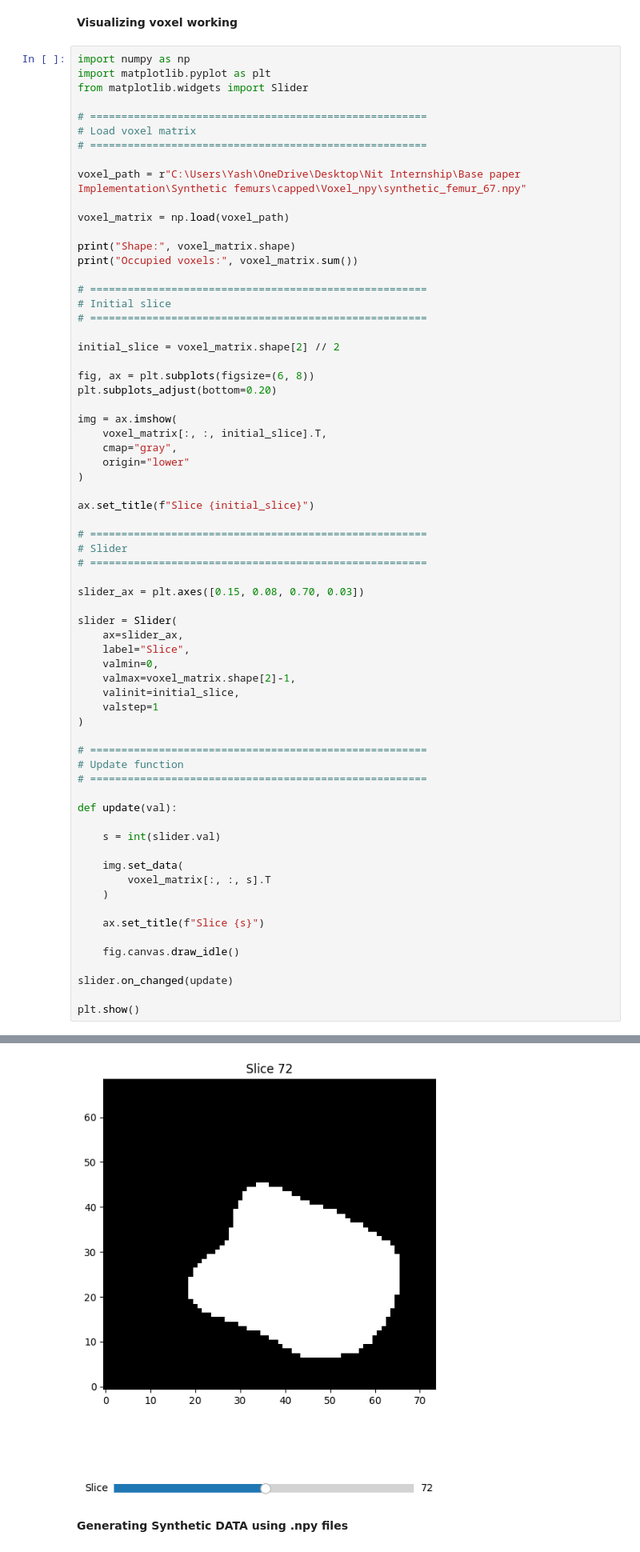
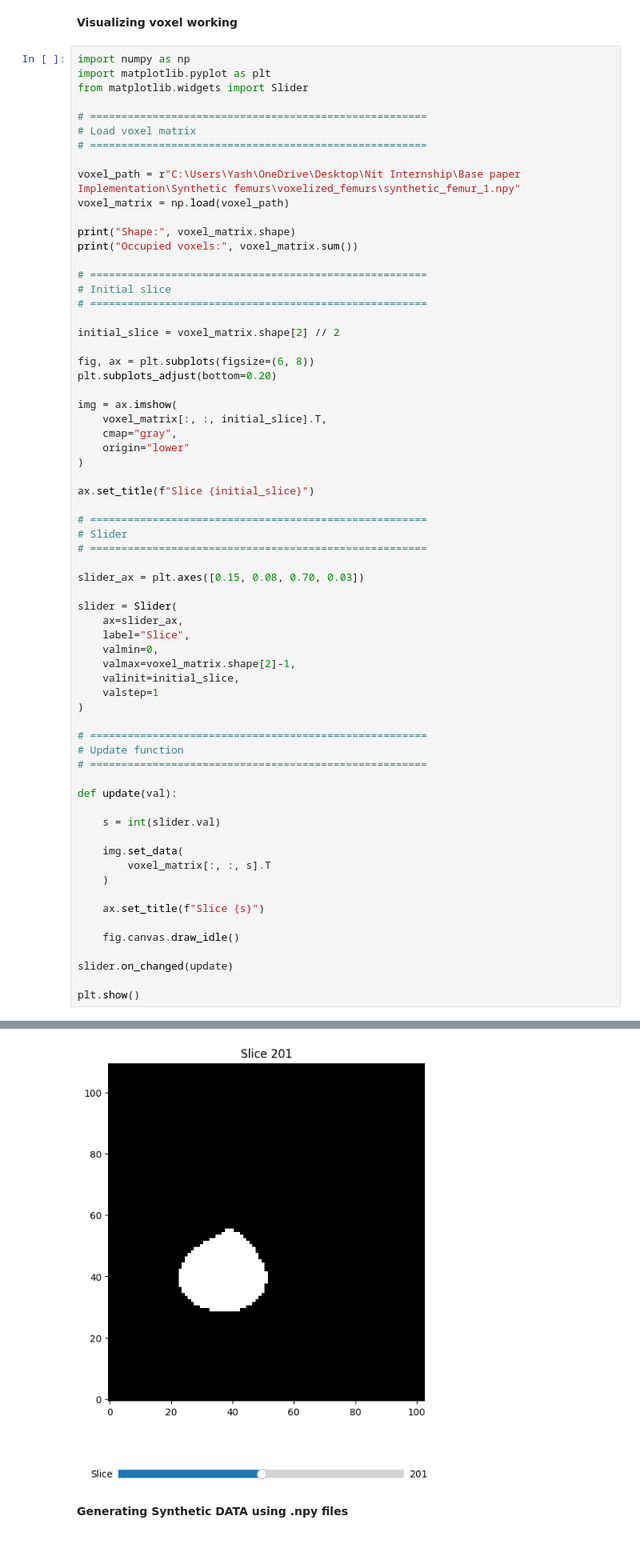
Before and after one commit to Yashlol/2D-3D-Reconstruction-of-a-Femur-by-Single-X-Ray-Image, a Jupyter notebook: DRR Generation.ipynb, the cells around one changed output, grey strips where cells are left out. Shown at 80% size. Saved outputs shown, nothing was run; the diff lists cells and outputs as text.

```diff
--- a/DRR Generation.ipynb
+++ b/DRR Generation.ipynb
@@ -917,8 +997,7 @@ from matplotlib.widgets import Slider
 # Load voxel matrix
 # ======================================================
 
-voxel_path = r"C:\Users\Yash\OneDrive\Desktop\Nit Internship\Base paper Implementation\Synthetic femurs\capped\Voxel_npy\synthetic_femur_67.npy"
-
+voxel_path = r"C:\Users\Yash\OneDrive\Desktop\Nit Internship\Base paper Implementation\Synthetic femurs\voxelized_femurs\synthetic_femur_1.npy"
 voxel_matrix = np.load(voxel_path)
 
 print("Shape:", voxel_matrix.shape)
@@ -981,4 +1060,4 @@ Occupied voxels: 132321
-[figure, old version]
+[figure, new version]
 # %% [markdown]
 **Generating Synthetic DATA using .npy files**
 # %%
```
Also changed, not shown: parts of 33 cells of this notebook, 28 other files.
